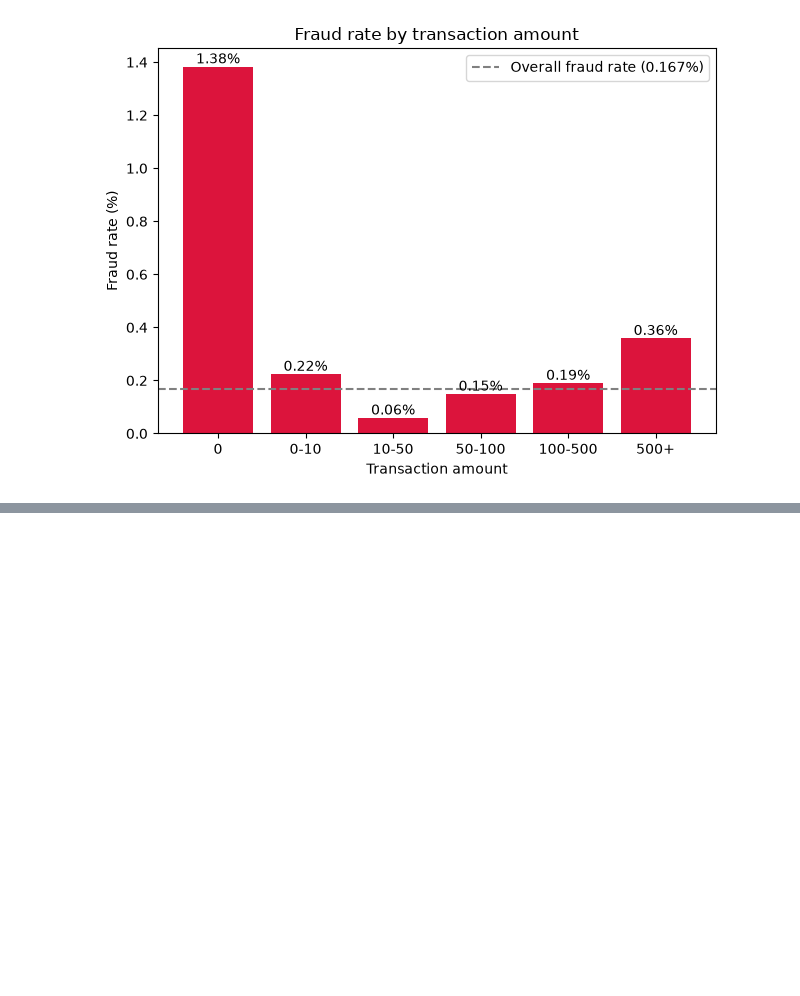
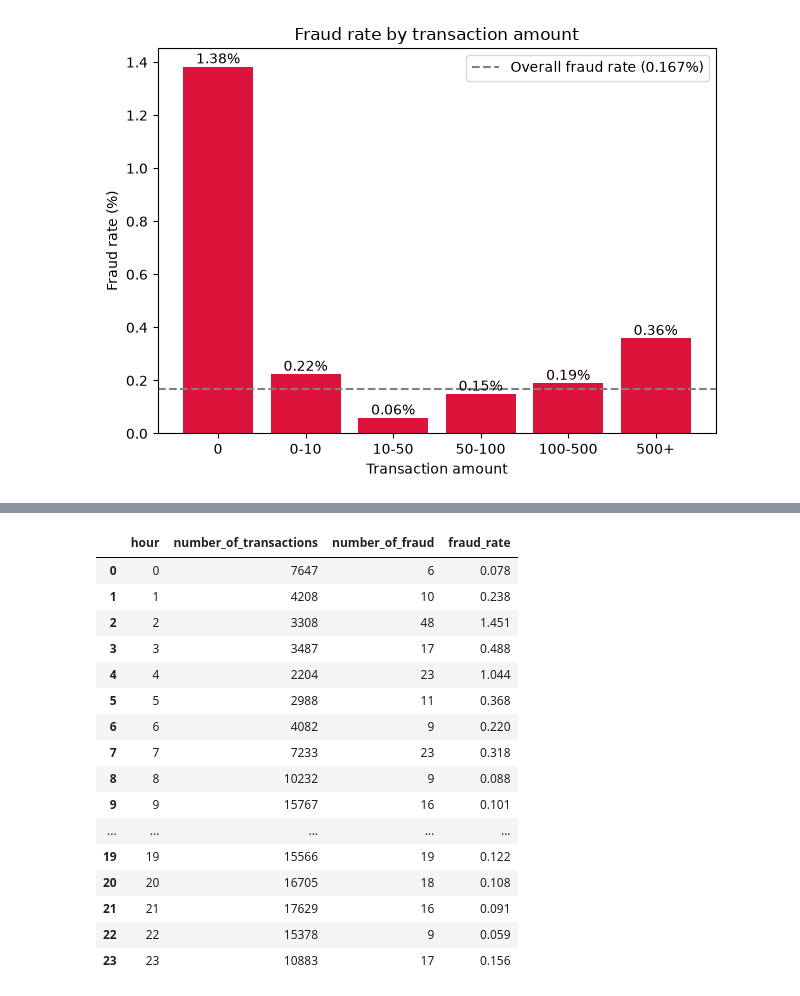
Before and after one commit to Leviano1/fraud-detection-analysis, a Jupyter notebook: notebooks/01_exploration.ipynb, the cells around one changed output, grey strips where cells are left out. Drawn from its saved outputs; the diff is of its cells as text; code cells hidden in the pictures; blank space fills up the shorter version.

```diff
--- a/notebooks/01_exploration.ipynb
+++ b/notebooks/01_exploration.ipynb
@@ -159,0 +153,30 @@ especially at very low and very high amounts.
+# %%
+by_hour = q("""
+SELECT
+    CAST(FLOOR(Time / 3600) AS INTEGER) % 24 AS hour,
+    COUNT(*) AS number_of_transactions,
+    CAST(SUM(Class) AS INTEGER) AS number_of_fraud,
+    ROUND(100.0 * SUM(Class) / COUNT(*), 3) AS fraud_rate
+FROM transactions
+GROUP BY hour
+ORDER BY hour
+""")
+by_hour
+# %% [output]
+|  | hour | number_of_transactions | number_of_fraud | fraud_rate |
+| 0 | 0 | 7647 | 6 | 0.078 |
+| 1 | 1 | 4208 | 10 | 0.238 |
+| 2 | 2 | 3308 | 48 | 1.451 |
+| 3 | 3 | 3487 | 17 | 0.488 |
+| 4 | 4 | 2204 | 23 | 1.044 |
+| 5 | 5 | 2988 | 11 | 0.368 |
+| 6 | 6 | 4082 | 9 | 0.220 |
+| 7 | 7 | 7233 | 23 | 0.318 |
+| 8 | 8 | 10232 | 9 | 0.088 |
+| 9 | 9 | 15767 | 16 | 0.101 |
+| ... | ... | ... | ... | ... |
+| 19 | 19 | 15566 | 19 | 0.122 |
+| 20 | 20 | 16705 | 18 | 0.108 |
+| 21 | 21 | 17629 | 16 | 0.091 |
+| 22 | 22 | 15378 | 9 | 0.059 |
+| 23 | 23 | 10883 | 17 | 0.156 |
```
Also changed, not shown: parts of 4 cells of this notebook.
